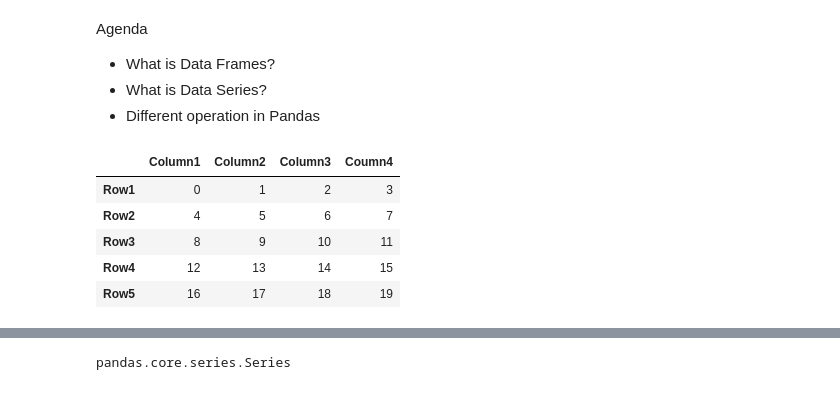
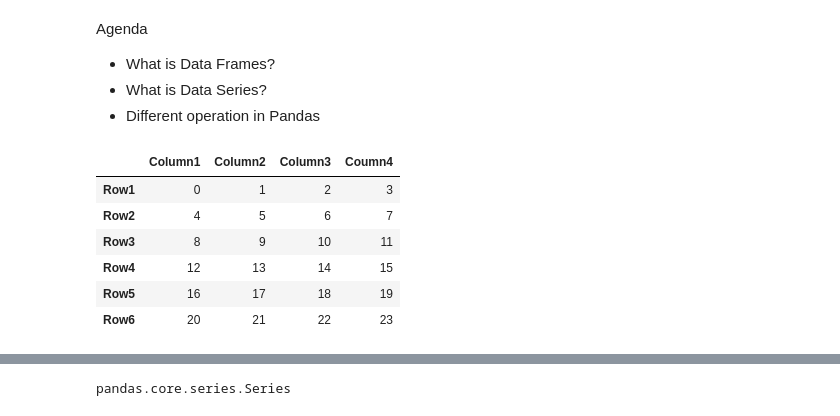
Before and after one commit to Rameezpnr/Python_101_Concentrated, a Jupyter notebook: Notes/4- Pandas tutorial.ipynb, the cells around one changed output, grey strips where cells are left out. Drawn from its saved outputs; the diff is of its cells as text; code cells hidden in the pictures.

```diff
--- a/Notes/4- Pandas tutorial.ipynb
+++ b/Notes/4- Pandas tutorial.ipynb
@@ -20,11 +20,13 @@ df=pd.DataFrame(np.arange(0,20).reshape(5,4),index=['Row1','Row2','Row3','Row4',
-# %%
-df.head()
-# %% [output]
-|  | Column1 | Column2 | Column3 | Coumn4 |
-| Row1 | 0 | 1 | 2 | 3 |
-| Row2 | 4 | 5 | 6 | 7 |
-| Row3 | 8 | 9 | 10 | 11 |
-| Row4 | 12 | 13 | 14 | 15 |
-| Row5 | 16 | 17 | 18 | 19 |
+# %%
+df.head(6)
+#showing first 6 rows
+# %% [output]
+|  | Column1 | Column2 | Column3 | Coumn4 |
+| Row1 | 0 | 1 | 2 | 3 |
+| Row2 | 4 | 5 | 6 | 7 |
+| Row3 | 8 | 9 | 10 | 11 |
+| Row4 | 12 | 13 | 14 | 15 |
+| Row5 | 16 | 17 | 18 | 19 |
+| Row6 | 20 | 21 | 22 | 23 |
 # %%
 ## Accessing the elements
```
Also changed, not shown: parts of 11 cells of this notebook, 1 other file.
